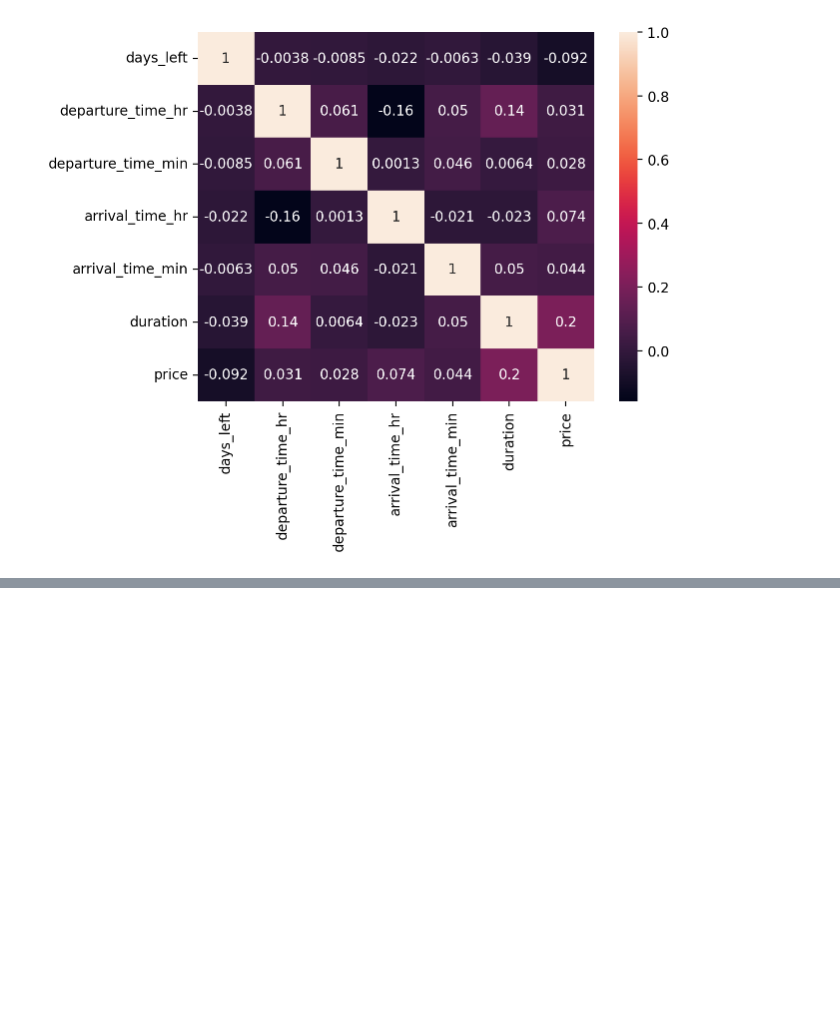
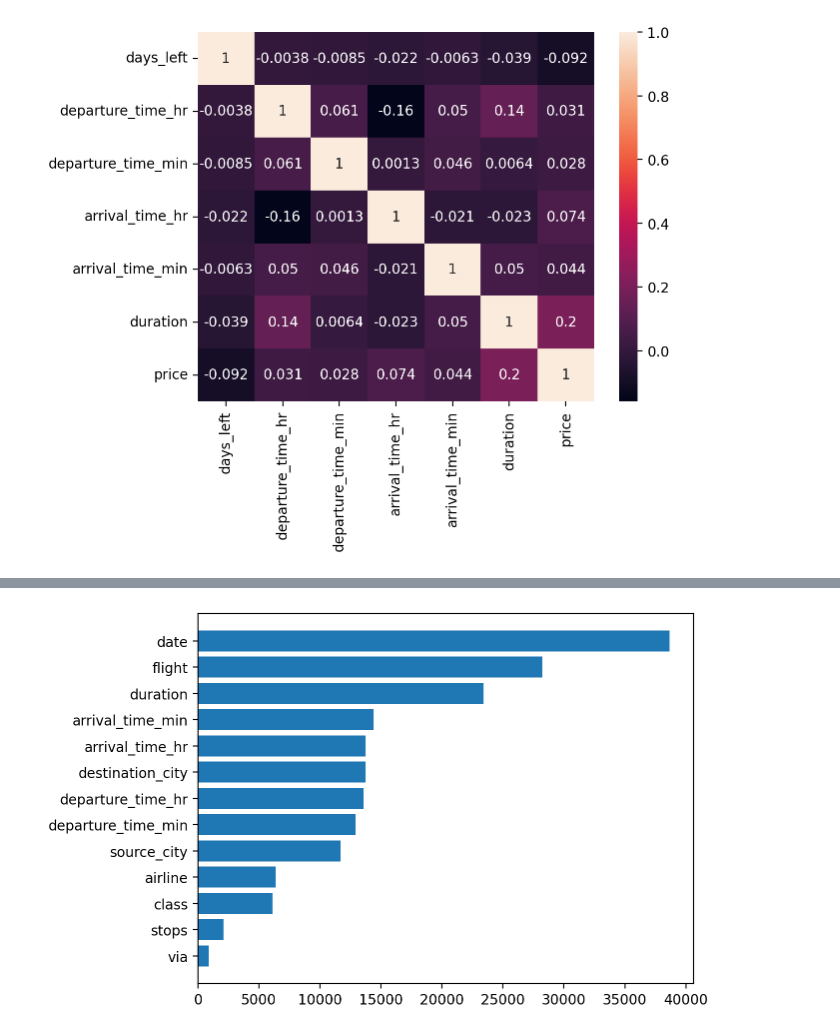
Before and after one commit to yjoer/flight-price-prediction, a Jupyter notebook: notebook.ipynb, the cells around one changed output, grey strips where cells are left out. Saved outputs shown, nothing was run; the diff lists cells and outputs as text; code cells hidden in the pictures; blank space fills up the shorter version.

```diff
--- a/notebook.ipynb
+++ b/notebook.ipynb
@@ -420,2 +495,0 @@ model = XGBRegressor(
-# %%
-model.fit(X_train_scaled, y_train_scaled)
@@ -427,0 +509,14 @@ plot_importance(model)
+# %%
+lgb = LGBMRegressor(n_estimators=10000, early_stopping_round=25)
+lgb.fit(
+  X_train_scaled,
+  y_train_scaled,
+  eval_set=(X_val_scaled, y_val_scaled),
+  callbacks=[log_evaluation(period=500)]
+)
+
+val_mse, test_mse, actual_scores = evaluate(lgb)
+
+ensemble_val_scores["LightGBM"] = val_mse
+ensemble_test_scores["LightGBM"] = test_mse
+ensemble_test_scores_actual["LightGBM"] = actual_scores
@@ -427,0 +536,15 @@ plot_importance(model)
+# %%
+lgb_importance_named = dict()
+
+for i, weight in enumerate(lgb.feature_importances_):
+  if weight == 0:
+    continue
+
+  lgb_importance_named[features[i]] = weight
+
+lgb_importance_named = dict(sorted(lgb_importance_named.items(), key=lambda item: item[1]))
+
+plt.barh(list(lgb_importance_named.keys()), lgb_importance_named.values())
+plt.show()
+# %% [output]
+[figure, added]
```
Also changed, not shown: parts of 70 cells of this notebook, 7 other files.
